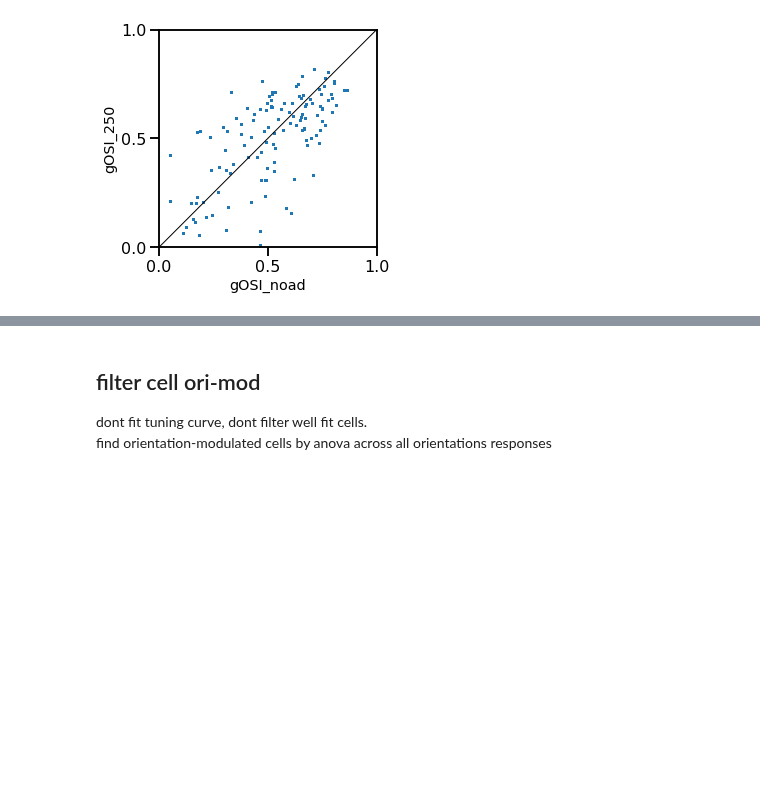
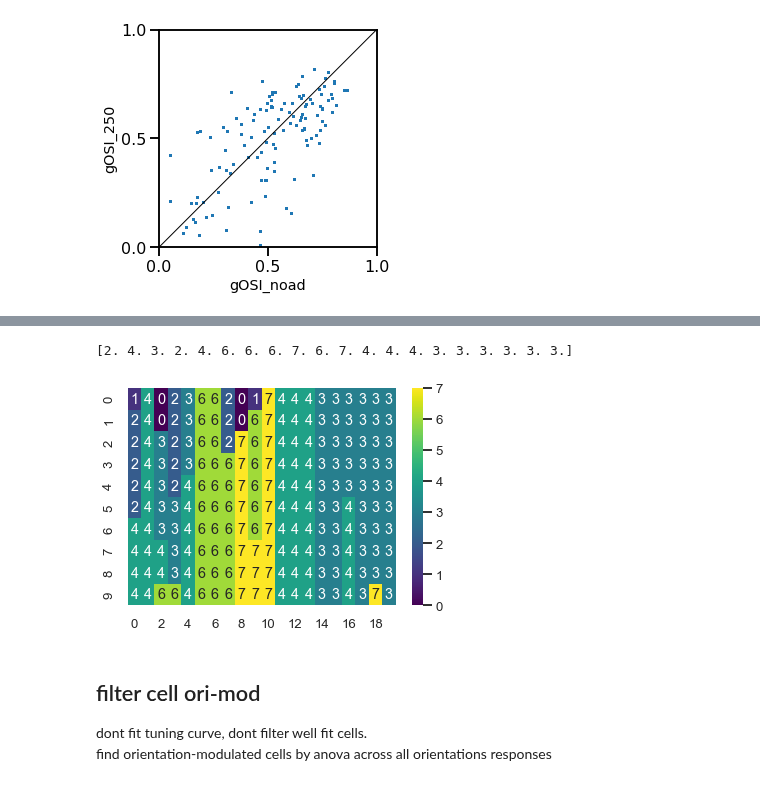
Before and after one commit to lanluo9/inter, a Jupyter notebook: scripts/ipynb/tuning_bias_multisess.ipynb, the cells around one changed output, grey strips where cells are left out. Cells and saved outputs as stored; diff of their text form; code cells hidden in the pictures; blank space fills up the shorter version.

```diff
--- a/scripts/ipynb/tuning_bias_multisess.ipynb
+++ b/scripts/ipynb/tuning_bias_multisess.ipynb
@@ -452,3 +460,37 @@ plt.gca().set_aspect('equal', adjustable='box'); # set axis square
+# %%
+## construct tuning_vec column
+
+max_ori_bootstrap = np.array([])
+nboot = 10
+
+for iboot in tqdm(range(nboot)):
+    max_ori = (df_tidy[df_tidy.resp_id == 'R2'] # only R2 has diff ori
+                [['dfof', 'cell_id', 'resp_id', 'isi', 'stim2_id']]
+                .groupby(['cell_id', 'isi', 'stim2_id'])
+                .sample(n=36, random_state=iboot) # sample 30 trials per group. min rep = 48, so 30 is ok
+                .groupby(['cell_id', 'isi', 'stim2_id'])
+                .agg({'dfof': 'mean'}) # aggregate resp by cell, isi, ori
+                .groupby(['cell_id', 'isi']).apply(lambda x: np.argmax(x)) # get ori with max resp
+                .reset_index() # NOTE: due to prev groupby, cell_id and isi are in order
+                .rename(columns={0: 'max_ori'}).max_ori.values
+                )
+    max_ori_bootstrap = np.append(max_ori_bootstrap, max_ori)
+# %%
+max_ori_bootstrap = max_ori_bootstrap.reshape(nboot, -1) # reshape max_ori_bootstrap to: nboot x (ncell x nisi)
+
+## sort max_ori_bootstrap in each col (across boots)
+max_ori_bootstrap = np.sort(max_ori_bootstrap, axis=0)
+sns.heatmap(max_ori_bootstrap[:, 10:30], cmap='viridis', cbar=True, annot=True);
+
+## find most freq number in each col (across boots)
+import scipy.stats as stats
+max_ori_boot_freq = stats.mode(max_ori_bootstrap, axis=0, keepdims=True)#[0][0] # TODO: update scipy
+print(max_ori_boot_freq[10:30])
+
+## count how many times each ori is the most freq ori
+# %% [output]
+[2. 4. 3. 2. 4. 6. 6. 6. 7. 6. 7. 4. 4. 4. 3. 3. 3. 3. 3. 3.]
+[figure, added]
 # %% [markdown]
 ## filter cell ori-mod
 dont fit tuning curve, dont filter well fit cells.
```
Also changed, not shown: parts of 5 cells of this notebook.
